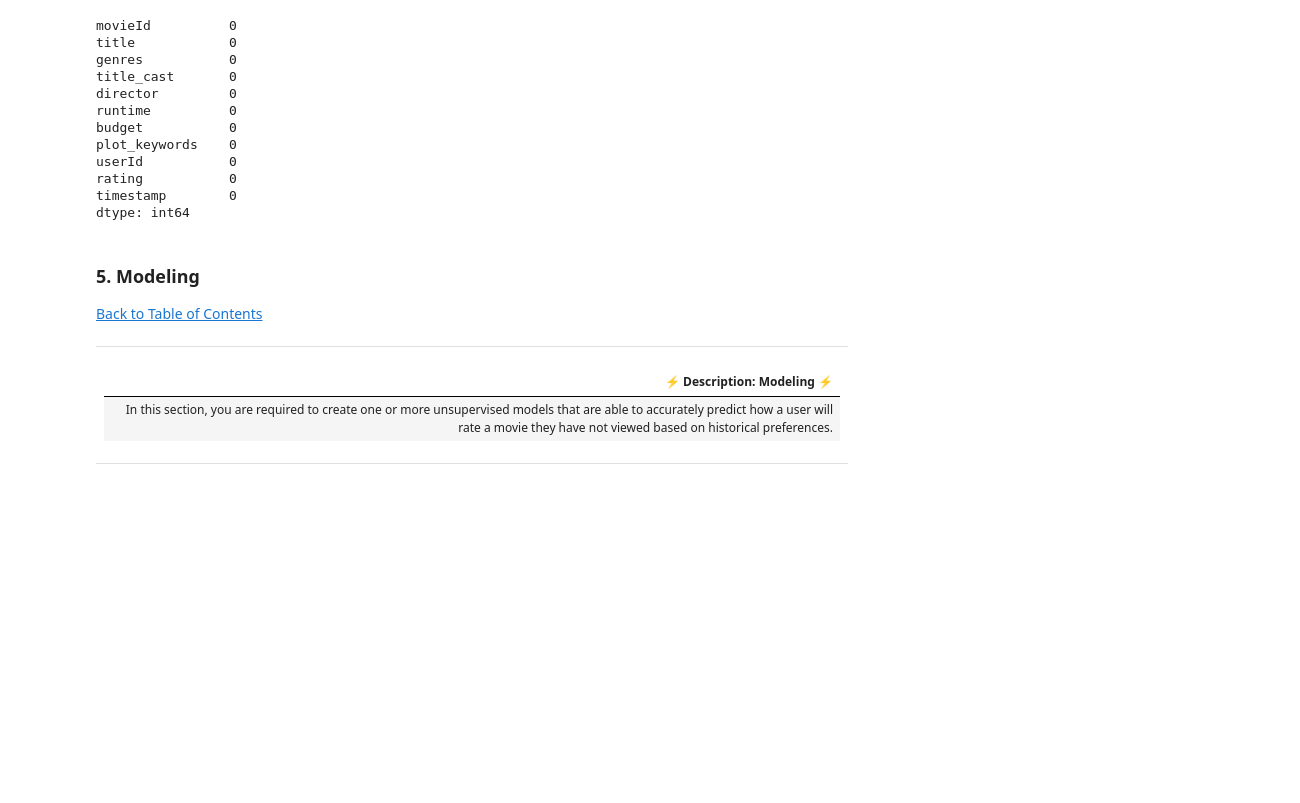
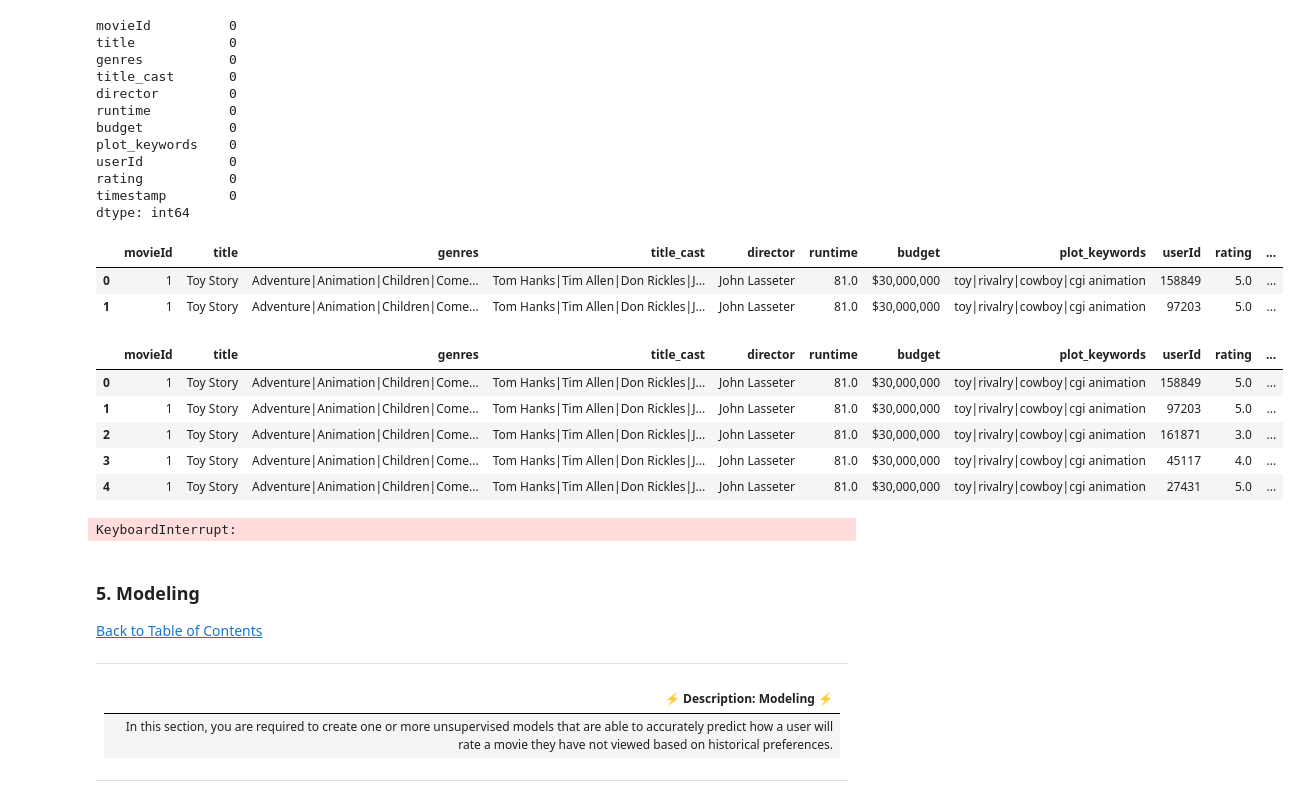
Before and after one commit to MrSathekge/Unsupervised-Learning-Sprint-2207FTDS-Team-JM5, a Jupyter notebook: Starter_Notebook.ipynb, the cells around one changed output. Saved outputs shown, nothing was run; the diff lists cells and outputs as text; code cells hidden in the pictures; blank space fills up the shorter version.

Commit message:
content dataframe

```diff
--- a/Starter_Notebook.ipynb
+++ b/Starter_Notebook.ipynb
@@ -715,6 +715,41 @@ userId           0
 rating           0
 timestamp        0
 dtype: int64
+# %%
+#Using regular expressions to find a year stored between parentheses
+#We specify the parantheses so we don't conflict with movies that have years in their titles
+content_df['year'] = content_df.title.str.extract('(\(\d\d\d\d\))',expand=False)
+#Removing the parentheses
+content_df['year'] = content_df.year.str.extract('(\d\d\d\d)',expand=False)
+#Removing the years from the 'title' column
+content_df['title'] = content_df.title.str.replace('(\(\d\d\d\d\))', '')
+#Applying the strip function to get rid of any ending whitespace characters that may have appeared
+content_df['title'] = content_df['title'].apply(lambda x: x.strip())
+
+content_df.head(2)
+# %% [output]
+|  | movieId | title | genres | title_cast | director | runtime | budget | plot_keywords | userId | rating | ... |
+| 0 | 1 | Toy Story | Adventure|Animation|Children|Come... | Tom Hanks|Tim Allen|Don Rickles|J... | John Lasseter | 81.0 | $30,000,000 | toy|rivalry|cowboy|cgi animation | 158849 | 5.0 | ... |
+| 1 | 1 | Toy Story | Adventure|Animation|Children|Come... | Tom Hanks|Tim Allen|Don Rickles|J... | John Lasseter | 81.0 | $30,000,000 | toy|rivalry|cowboy|cgi animation | 97203 | 5.0 | ... |
+# %%
+# Using regex to clean the movie titles and storing it in the new columns
+def clean_titles(title):
+    return re.sub("[^a-zA-Z0-9 ]", " ", title)
+
+content_df["clean_title"] = content_df["title"].apply(clean_titles)
+content_df.head()
+# %% [output]
+|  | movieId | title | genres | title_cast | director | runtime | budget | plot_keywords | userId | rating | ... |
+| 0 | 1 | Toy Story | Adventure|Animation|Children|Come... | Tom Hanks|Tim Allen|Don Rickles|J... | John Lasseter | 81.0 | $30,000,000 | toy|rivalry|cowboy|cgi animation | 158849 | 5.0 | ... |
+| 1 | 1 | Toy Story | Adventure|Animation|Children|Come... | Tom Hanks|Tim Allen|Don Rickles|J... | John Lasseter | 81.0 | $30,000,000 | toy|rivalry|cowboy|cgi animation | 97203 | 5.0 | ... |
+| 2 | 1 | Toy Story | Adventure|Animation|Children|Come... | Tom Hanks|Tim Allen|Don Rickles|J... | John Lasseter | 81.0 | $30,000,000 | toy|rivalry|cowboy|cgi animation | 161871 | 3.0 | ... |
+| 3 | 1 | Toy Story | Adventure|Animation|Children|Come... | Tom Hanks|Tim Allen|Don Rickles|J... | John Lasseter | 81.0 | $30,000,000 | toy|rivalry|cowboy|cgi animation | 45117 | 4.0 | ... |
+| 4 | 1 | Toy Story | Adventure|Animation|Children|Come... | Tom Hanks|Tim Allen|Don Rickles|J... | John Lasseter | 81.0 | $30,000,000 | toy|rivalry|cowboy|cgi animation | 27431 | 5.0 | ... |
+# %%
+vectorizer = TfidfVectorizer(ngram_range=(1,2))
+tfidf = vectorizer.fit_transform(content_df["clean_title"])
+# %% [output]
+KeyboardInterrupt:
 # %% [markdown]
 <a id="five"></a>
 ### 5. Modeling
```
